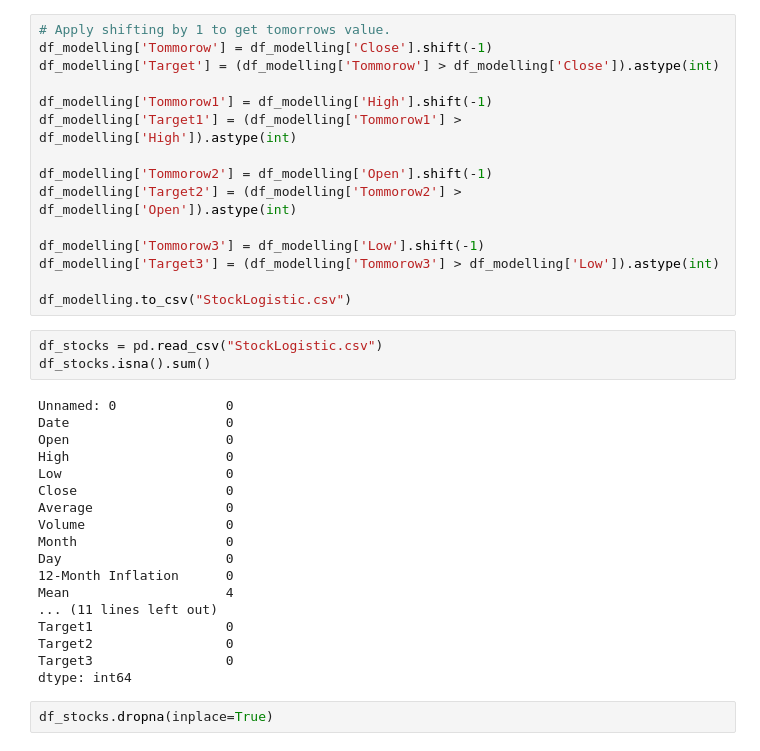
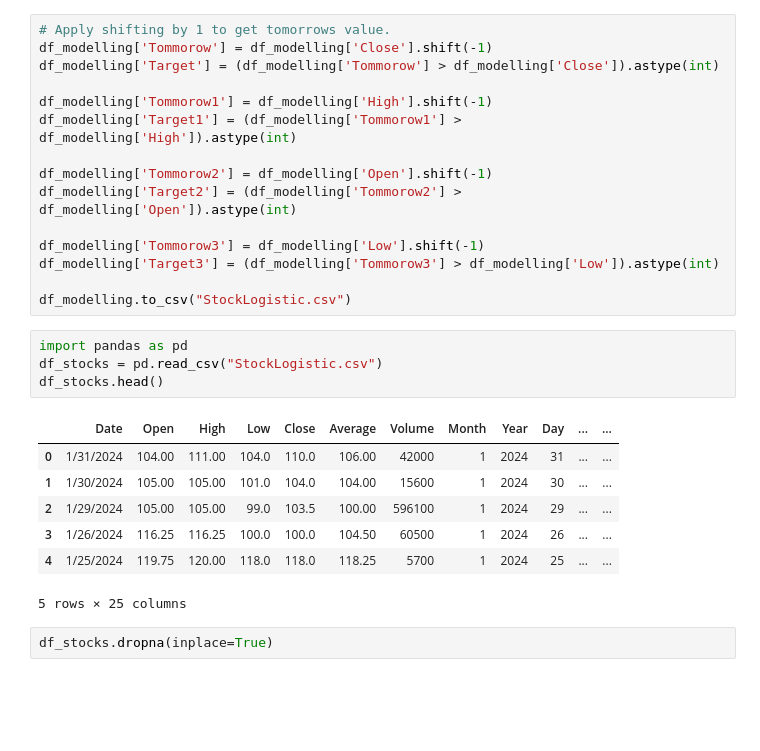
Before and after one commit to derak-isaack/dsc-capstone-project_finale, a Jupyter notebook: main.ipynb, the cells around one changed output. Drawn from its saved outputs; the diff is of its cells as text; blank space fills up the shorter version.

```diff
--- a/main.ipynb
+++ b/main.ipynb
@@ -1075,26 +1074,17 @@ df_modelling['Target3'] = (df_modelling['Tommorow3'] > df_modelling['Low']).asty
 
 df_modelling.to_csv("StockLogistic.csv")
 # %%
+import pandas as pd
 df_stocks = pd.read_csv("StockLogistic.csv")
-df_stocks.isna().sum()
+df_stocks.head()
 # %% [output]
+|  | Date | Open | High | Low | Close | Average | Volume | Month | Year | Day | ... | ... |
+| 0 | 1/31/2024 | 104.00 | 111.00 | 104.0 | 110.0 | 106.00 | 42000 | 1 | 2024 | 31 | ... | ... |
+| 1 | 1/30/2024 | 105.00 | 105.00 | 101.0 | 104.0 | 104.00 | 15600 | 1 | 2024 | 30 | ... | ... |
+| 2 | 1/29/2024 | 105.00 | 105.00 | 99.0 | 103.5 | 100.00 | 596100 | 1 | 2024 | 29 | ... | ... |
+| 3 | 1/26/2024 | 116.25 | 116.25 | 100.0 | 100.0 | 104.50 | 60500 | 1 | 2024 | 26 | ... | ... |
+| 4 | 1/25/2024 | 119.75 | 120.00 | 118.0 | 118.0 | 118.25 | 5700 | 1 | 2024 | 25 | ... | ... |
-Unnamed: 0              0
-Date                    0
-Open                    0
-High                    0
-Low                     0
-Close                   0
-Average                 0
-Volume                  0
-Month                   0
-Day                     0
-12-Month Inflation      0
-Mean                    4
-... (11 lines left out)
-Target1                 0
-Target2                 0
-Target3                 0
-dtype: int64
+5 rows × 25 columns
 # %%
 df_stocks.dropna(inplace=True)
 # %%
```
Also changed, not shown: parts of 7 cells of this notebook, 4 other files.
